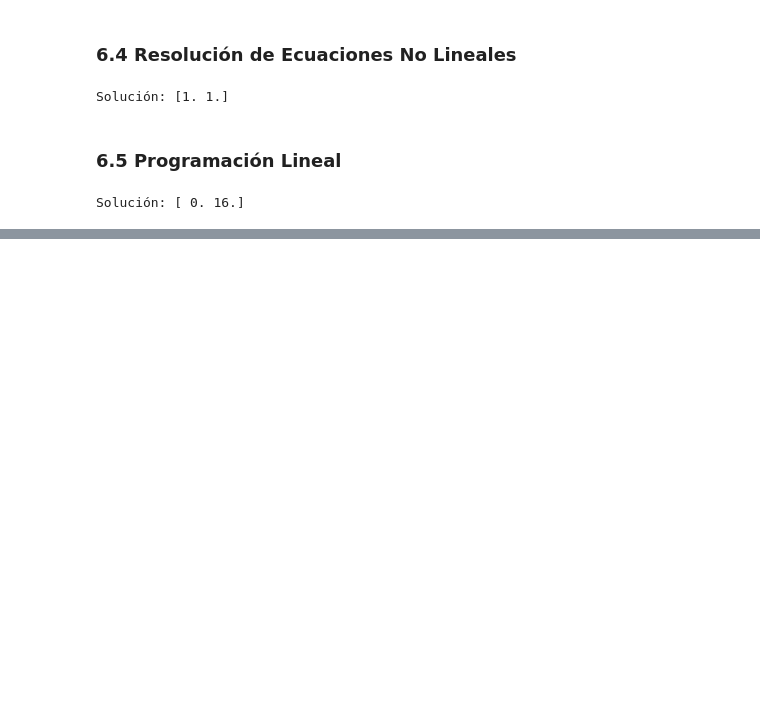
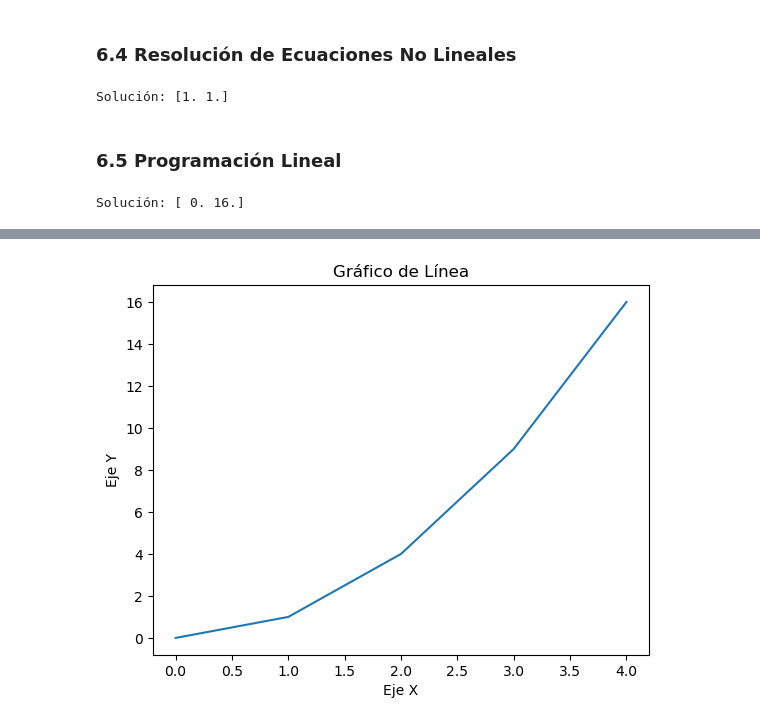
Before and after one commit to isadoji/lenguaje-de-programacion, a Jupyter notebook: 8.ComputoCientífico.ipynb, the cells around one changed output, grey strips where cells are left out. Cells and saved outputs as stored; diff of their text form; code cells hidden in the pictures; blank space fills up the shorter version.

```diff
--- a/8.ComputoCientífico.ipynb
+++ b/8.ComputoCientífico.ipynb
@@ -1397,0 +1420,13 @@ Solución: [ 0. 16.]
+# %%
+import matplotlib.pyplot as plt
+
+# Crear un gráfico de línea básico
+x = [0, 1, 2, 3, 4]
+y = [0, 1, 4, 9, 16]
+plt.plot(x, y)
+plt.title("Gráfico de Línea")
+plt.xlabel("Eje X")
+plt.ylabel("Eje Y")
+plt.show()
+# %% [output]
+[figure, added]
```
Also changed, not shown: parts of 27 cells of this notebook.
